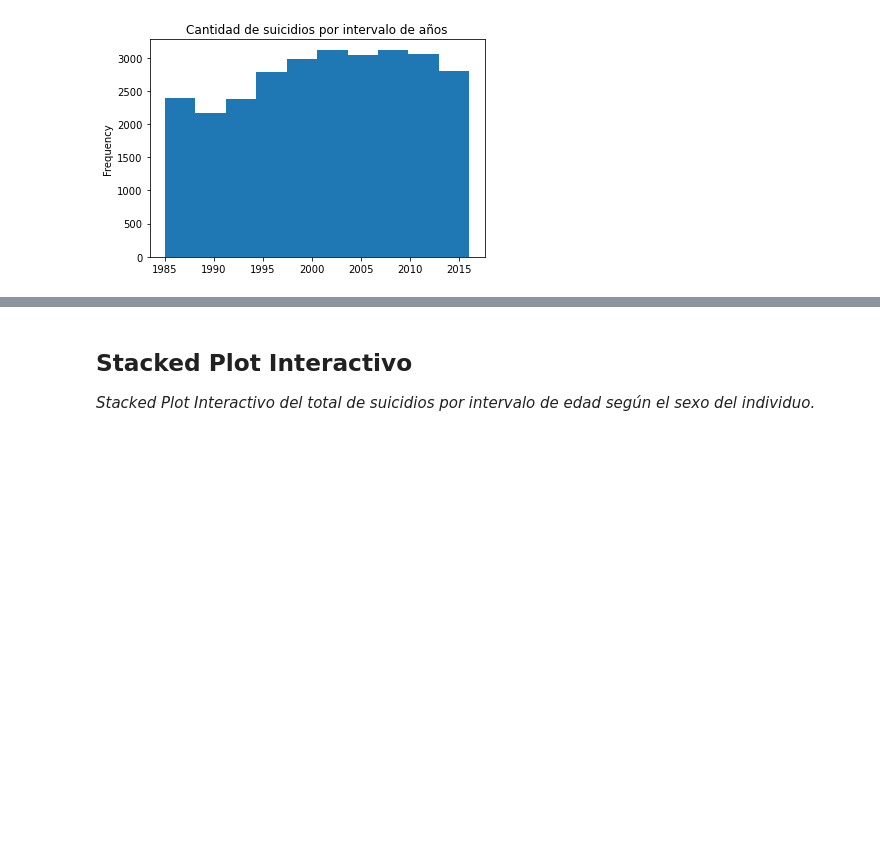
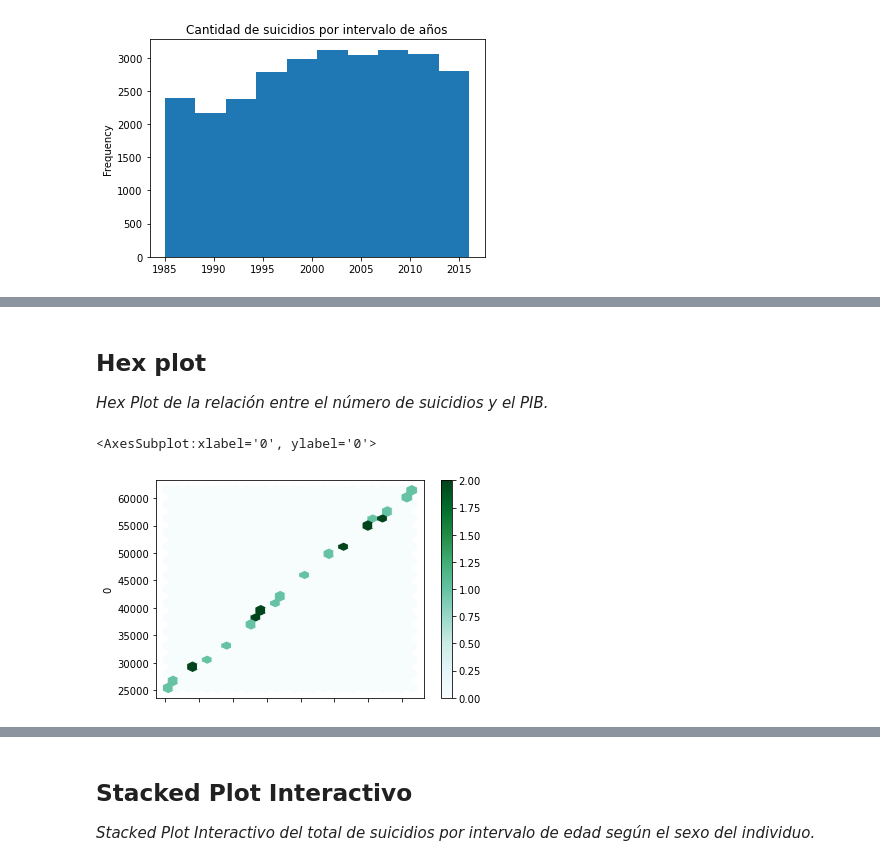
Before and after one commit to SahoriRamirez/MineriaDeDatos, a Jupyter notebook: Archivos/Vialización_04.ipynb, the cells around one changed output, grey strips where cells are left out. Saved outputs shown, nothing was run; the diff lists cells and outputs as text; code cells hidden in the pictures; blank space fills up the shorter version.

```diff
--- a/Archivos/Vialización_04.ipynb
+++ b/Archivos/Vialización_04.ipynb
@@ -580,0 +562,9 @@ grafico_scatter2.sample(15).plot.scatter(x=0,y='POBLACION')
+# %% [markdown]
+## Hex plot
+
+_Hex Plot de la relación entre el número de suicidios y el PIB._
+# %%
+grafico_scatter1.sample(25).plot.hexbin(x=0,y=0, gridsize=25)
+# %% [output]
+<AxesSubplot:xlabel='0', ylabel='0'>
+[figure, added]
```
Also changed, not shown: parts of 33 cells of this notebook.
